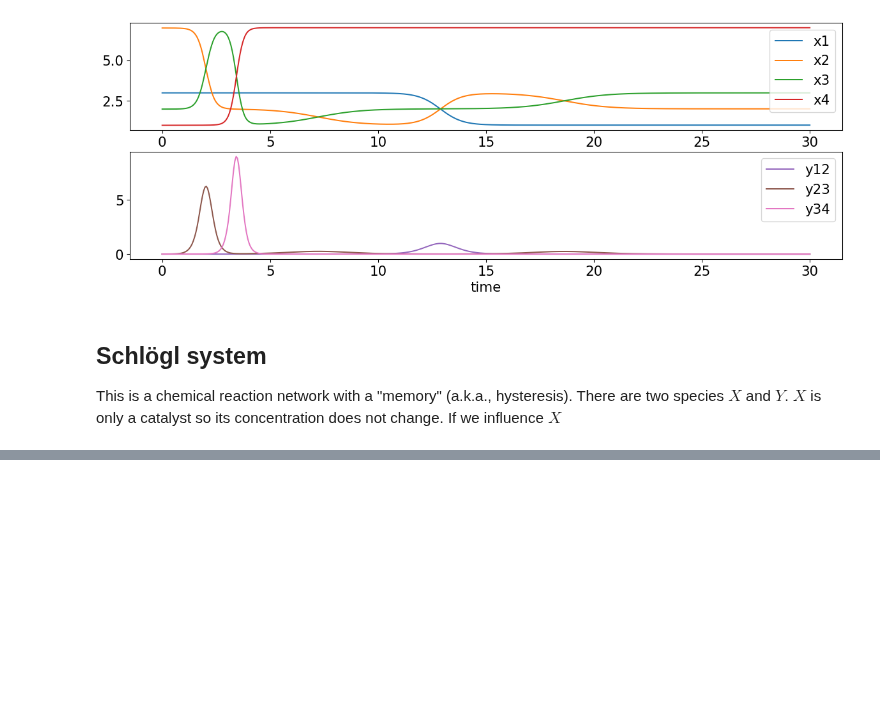
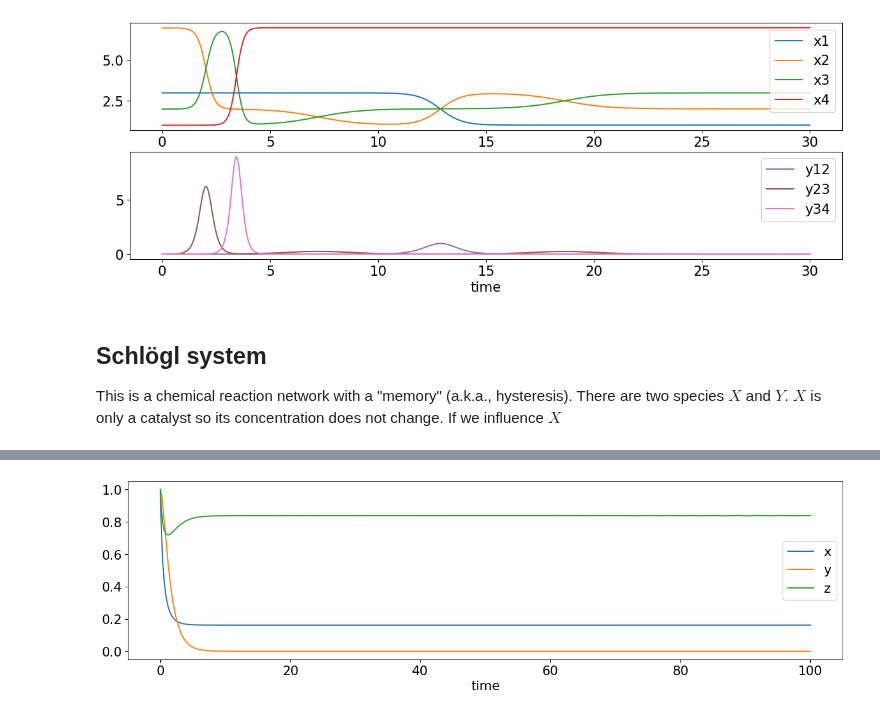
Before and after one commit to UC-Davis-molecular-computing/ode2tn, a Jupyter notebook: notebook.ipynb, the cells around one changed output, grey strips where cells are left out. Saved outputs shown, nothing was run; the diff lists cells and outputs as text; code cells hidden in the pictures; blank space fills up the shorter version.

```diff
--- a/notebook.ipynb
+++ b/notebook.ipynb
@@ -267,0 +271,42 @@ plt.savefig("schlogl-plot.pdf", format="pdf", bbox_inches="tight")
+# %%
+import gpac as gp
+import numpy as np
+import sympy as sp
+from ode2tn import plot_tn, ode2tn
+
+# parameters and ODEs taken from https://en.wikipedia.org/wiki/R%C3%B6ssler_attractor
+x,y,z = gp.species('x y z')
+# x,y,z = sp.symbols('x y z')
+# a = 0.2
+# b = 0.2
+# c = 5.7
+# odes = {
+#     x: -y - z,
+#     y: x + a*y,
+#     z: b + z*(x - c),
+# }
+rxns = [
+    (x | 2*x).k(1).r(1),
+    (x+y >> 2*y).k(1),
+    (y >> gp.empty).k(1),
+    (x+z >> gp.empty).k(1),
+    (z | 2*z).k(1).r(1),
+]
+odes = gp.crn_to_odes(rxns)
+inits = {
+    x: 1,
+    y: 1,
+    z: 1,
+}
+t_eval = np.linspace(0,100,500)
+gamma = 1
+beta = 1
+figsize = (16,4)
+
+plot_tn(odes, inits, t_eval, gamma=gamma, beta=beta, figure_size=figsize)
+# sol = plot_tn(odes, inits, t_eval, gamma=gamma, beta=beta, figure_size=figsize, return_ode_result=True)
+# print(sol)
+# import matplotlib.pyplot as plt
+# plt.savefig("rossler-plot.pdf", format="pdf", bbox_inches="tight")
+# %% [output]
+[figure, added]
```
Also changed, not shown: parts of 5 cells of this notebook, 1 other file.
